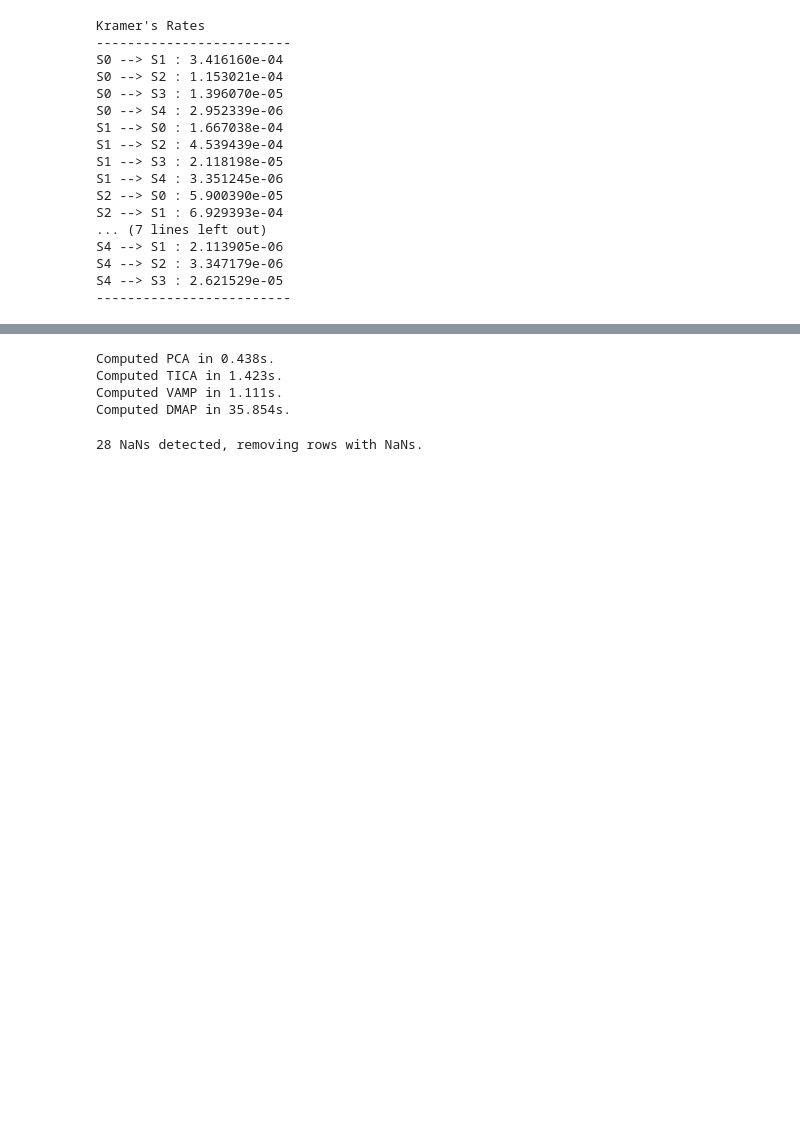
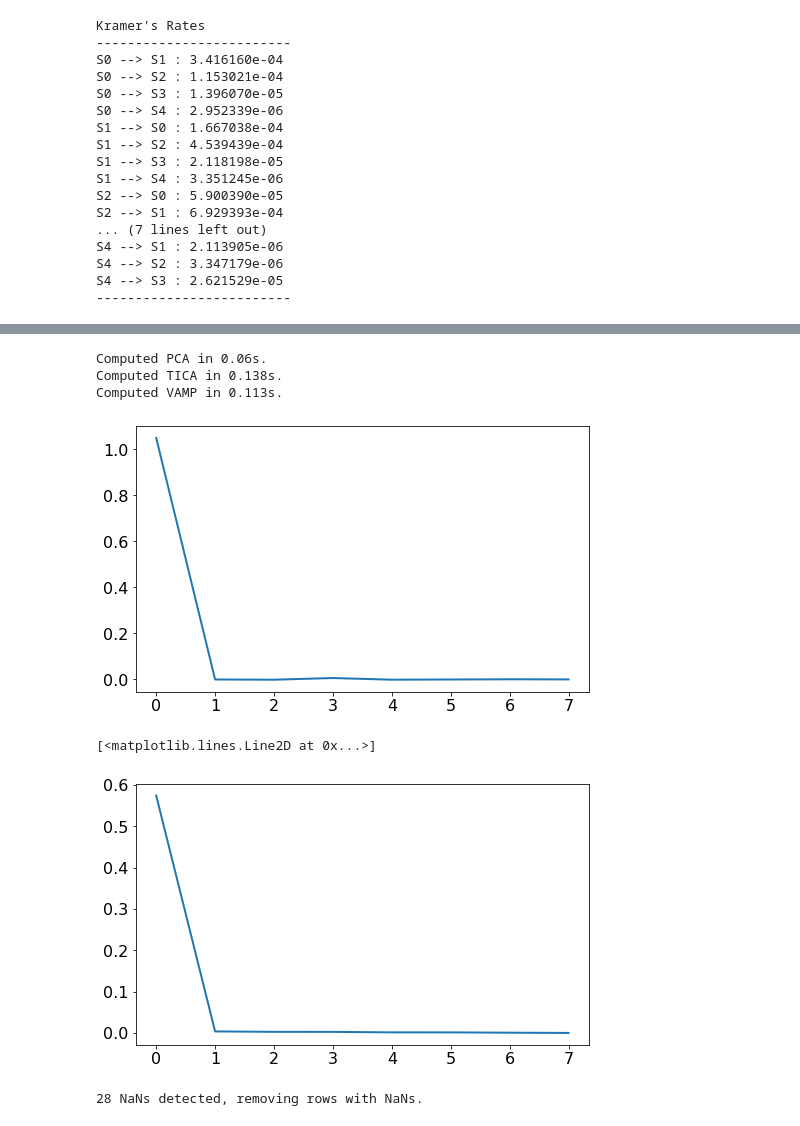
Before and after one commit to dominicp6/mdfeature, a Jupyter notebook: notebooks/ComparingCollectiveVariableMethods.ipynb, the cells around one changed output, grey strips where cells are left out. Cells and saved outputs as stored; diff of their text form; code cells hidden in the pictures; blank space fills up the shorter version.

```diff
--- a/notebooks/ComparingCollectiveVariableMethods.ipynb
+++ b/notebooks/ComparingCollectiveVariableMethods.ipynb
@@ -257,18 +311,22 @@ S4 --> S2 : 3.347179e-06
 S4 --> S3 : 2.621529e-05
 -------------------------
 # %%
-pdb_file = '../data/alanine.pdb'
-trajectory = '../data/outputs/alanine_1us/trajectory.dcd'
-dihedral_pickle_file = '../data/outputs/alanine_1us/alanine_1us_dihedral_traj.pickle'
+location = '../data/outputs/alanine_1us'
+dihedral_pickle_file = 'alanine_1us_dihedral_traj.pickle'
 temperature = 300
 duration = "987.036ns"
 savefreq = "1ps"
 stepsize = "2fs"
-alanine_exp_1us = Experiment(pdb=pdb_file,
-                              trajectory = trajectory,
+phi = [4, 6, 8 ,14] #dihedral coordinates
+psi = [6, 8, 14, 16]
+zeta = [1, 4, 6, 8]
+theta = [8, 14, 16, 18]
+default_torsions = [phi, psi, zeta, theta]
+alanine_exp_1us = Experiment(location = location,
                               dihedral_pickle_file = dihedral_pickle_file,
                               temperature = temperature,
                               duration = duration,
                               savefreq = savefreq,
-                              stepsize = stepsize
+                              stepsize = stepsize,
+                              default_torsions=default_torsions
                               )
@@ -275,13 +338,25 @@ alanine_exp_1us = Experiment(pdb=pdb_file,
 # %%
 alanine_exp_1us.compute_PCA(dim = 3, stride=1)
-alanine_exp_1us.compute_TICA(dim = 3, lag=1, stride=1)
-alanine_exp_1us.compute_VAMP(dim = 3, lag=1, stride=1)
-alanine_exp_1us.compute_DMAP(stride=50)
+alanine_exp_1us.compute_TICA(dim = 3, lag=2000, stride=1)
+alanine_exp_1us.compute_VAMP(dim = 3, lag=2000, stride=1)
+#alanine_exp_1us.compute_DMAP(stride=50)
 # %% [output]
-Computed PCA in 0.438s.
-Computed TICA in 1.423s.
-Computed VAMP in 1.111s.
-Computed DMAP in 35.854s.
+Computed PCA in 0.06s.
+Computed TICA in 0.138s.
+Computed VAMP in 0.113s.
+# %%
+plt.plot(alanine_exp_1us.TICA.eigenvectors[0])
+#plt.plot(alanine_exp_20ns.TICA.eigenvectors[1])
+#plt.plot(alanine_exp_20ns.TICA.eigenvectors[2])
+#plt.plot(alanine_exp_20ns.TICA.eigenvectors[3])
+#plt.plot(alanine_exp_20ns.TICA.eigenvectors[4])
+plt.show()
+plt.plot(np.abs(alanine_exp_1us.TICA.eigenvalues))
+#plt.plot(alanine_exp_1us.TICA.timescales)
+# %% [output]
+[figure, added]
+[<matplotlib.lines.Line2D at 0x...>]
+[figure, added]
 # %%
 alanine_exp_1us.ramachandran_plot(rotate=False, bins=300)
 # %% [output]
```
Also changed, not shown: parts of 14 cells of this notebook, 1 other file.
